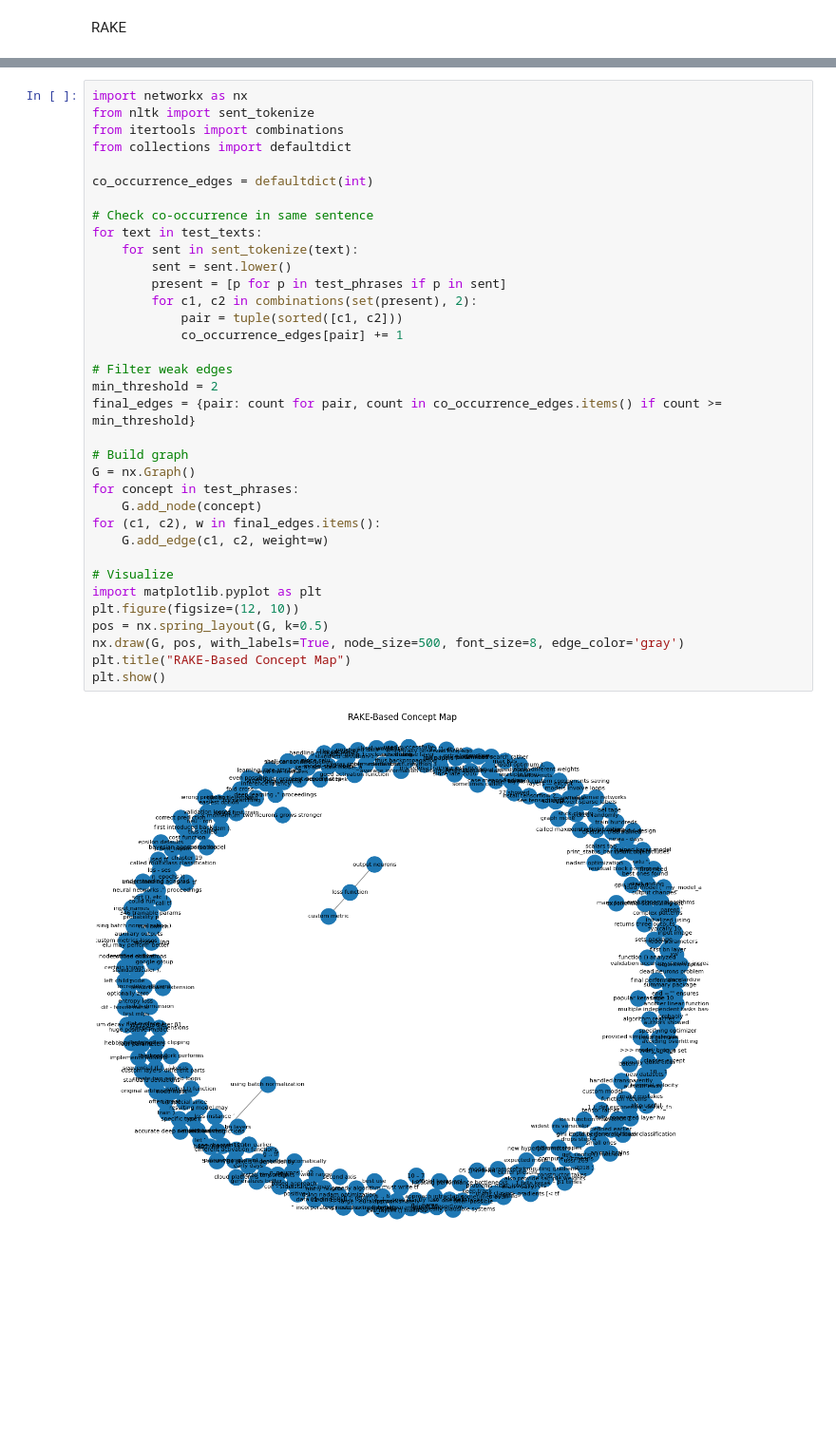
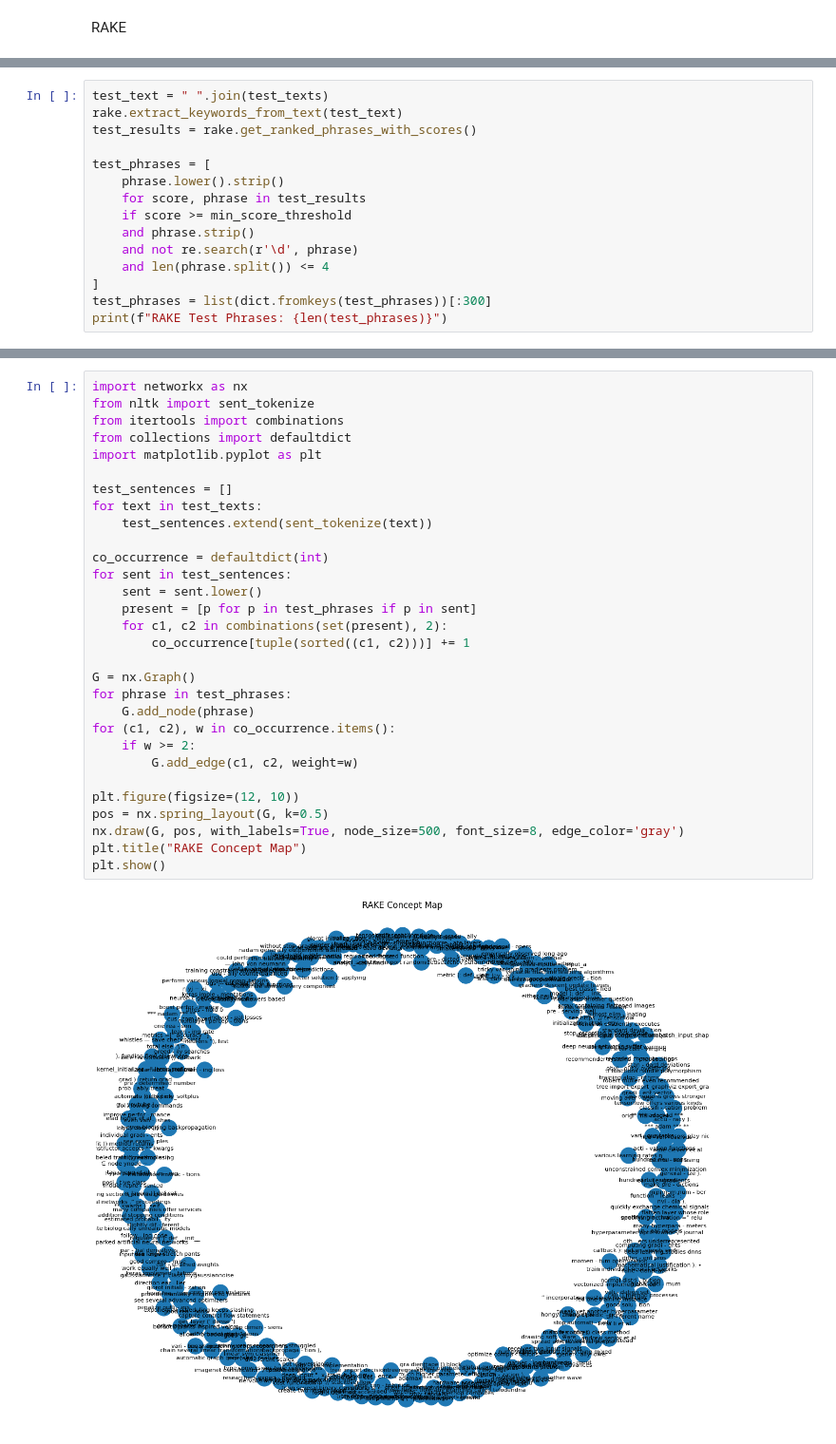
Before and after one commit to skpatel0813/keyword-KeyPhraseExtraction, a Jupyter notebook: TermProject.ipynb, the cells around one changed output, grey strips where cells are left out. Shown at 95% size. Saved outputs shown, nothing was run; the diff lists cells and outputs as text; blank space fills up the shorter version.

```diff
--- a/TermProject.ipynb
+++ b/TermProject.ipynb
@@ -427,0 +436,15 @@ Extracted 300 phrases from test chapters.
+# %%
+test_text = " ".join(test_texts)
+rake.extract_keywords_from_text(test_text)
+test_results = rake.get_ranked_phrases_with_scores()
+
+test_phrases = [
+    phrase.lower().strip()
+    for score, phrase in test_results
+    if score >= min_score_threshold
+    and phrase.strip()
+    and not re.search(r'\d', phrase)
+    and len(phrase.split()) <= 4
+]
+test_phrases = list(dict.fromkeys(test_phrases))[:300]
+print(f"RAKE Test Phrases: {len(test_phrases)}")
@@ -428,37 +453,32 @@ Extracted 300 phrases from test chapters.
 # %%
 import networkx as nx
 from nltk import sent_tokenize
 from itertools import combinations
 from collections import defaultdict
+import matplotlib.pyplot as plt
 
-co_occurrence_edges = defaultdict(int)
+test_sentences = []
+for text in test_texts:
+    test_sentences.extend(sent_tokenize(text))
 
-# Check co-occurrence in same sentence
-for text in test_texts:
-    for sent in sent_tokenize(text):
-        sent = sent.lower()
-        present = [p for p in test_phrases if p in sent]
-        for c1, c2 in combinations(set(present), 2):
-            pair = tuple(sorted([c1, c2]))
-            co_occurrence_edges[pair] += 1
+co_occurrence = defaultdict(int)
+for sent in test_sentences:
+    sent = sent.lower()
+    present = [p for p in test_phrases if p in sent]
+    for c1, c2 in combinations(set(present), 2):
+        co_occurrence[tuple(sorted((c1, c2)))] += 1
 
-# Filter weak edges
-min_threshold = 2
-final_edges = {pair: count for pair, count in co_occurrence_edges.items() if count >= min_threshold}
+G = nx.Graph()
+for phrase in test_phrases:
+    G.add_node(phrase)
+for (c1, c2), w in co_occurrence.items():
+    if w >= 2:
+        G.add_edge(c1, c2, weight=w)
 
-# Build graph
-G = nx.Graph()
-for concept in test_phrases:
-    G.add_node(concept)
-for (c1, c2), w in final_edges.items():
-    G.add_edge(c1, c2, weight=w)
-
-# Visualize
-import matplotlib.pyplot as plt
 plt.figure(figsize=(12, 10))
 pos = nx.spring_layout(G, k=0.5)
 nx.draw(G, pos, with_labels=True, node_size=500, font_size=8, edge_color='gray')
-plt.title("RAKE-Based Concept Map")
+plt.title("RAKE Concept Map")
 plt.show()
 # %% [output]
-[figure, old version]
+[figure, new version]
```
Also changed, not shown: parts of 24 cells of this notebook.
